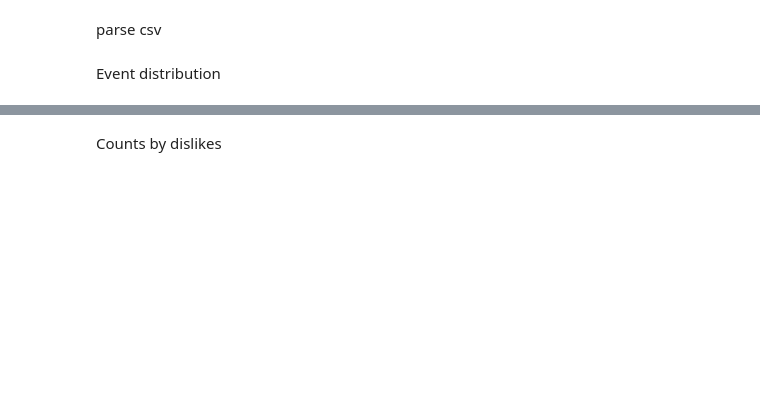
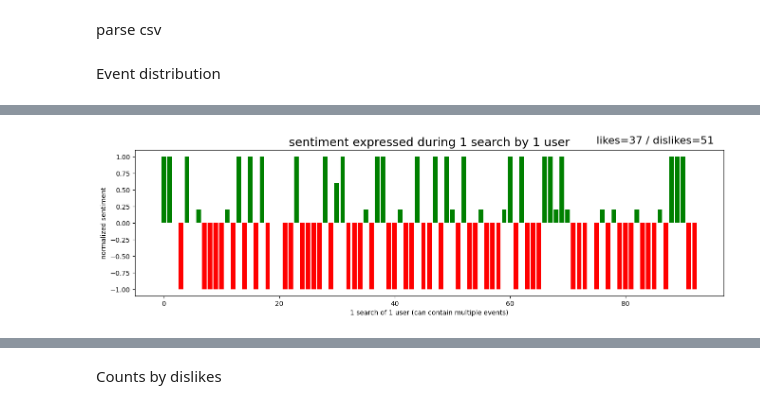
Before and after one commit to the-mama-ai/msearch_csas_ux_analysis, a Jupyter notebook: analysis.ipynb, the cells around one changed output, grey strips where cells are left out. Cells and saved outputs as stored; diff of their text form; code cells hidden in the pictures; blank space fills up the shorter version.

Commit message:
Query sentiment analysis

```diff
--- a/analysis.ipynb
+++ b/analysis.ipynb
@@ -14,3 +15,96 @@ events = filter_events_by_time(
 )
 # %% [markdown]
 Event distribution
+# %%
+df: pd.DataFrame = pd.DataFrame.from_records([event.to_dict() for event in events])
+
+grouped_source_and_user = df.groupby(['source_ticket_id', 'client_id'])
+
+event_groups_with_sentiment: dict[str, np.ndarray] = {}
+for source_and_user, indices in grouped_source_and_user.indices.items():
+    contains_sentiment: bool = False
+    for index in indices:
+        event: Event = events[index]
+        if event.event_type == EventType.LIKE or event.event_type == EventType.DISLIKE:
+            contains_sentiment = True
+            break
+    if contains_sentiment:
+        event_groups_with_sentiment[source_and_user] = indices
+
+# non-discounted normalized sentiment: <-1, 1>, -1 strong dislike, +1 strong like
+sentiments: dict[str, float] = {}
+
+for source_and_user, indices in event_groups_with_sentiment.items():
+    likes = 0
+    dislikes = 0
+
+    liked_ids: set[str] = set()
+    disliked_ids: set[str] = set()
+    for index in indices:
+        event: Event = events[index]
+        if event.event_type == EventType.LIKE:
+            if not event.similar_ticket_id in liked_ids:
+                likes += 1
+                liked_ids.add(event.similar_ticket_id)
+
+        if event.event_type == EventType.DISLIKE:
+            if event.similar_ticket_id not in liked_ids:
+                disliked_ids.add(event.similar_ticket_id)
+                dislikes += 1
+
+    sentiments[source_and_user] = float((likes - dislikes) / (likes + dislikes))
+
+#discount undecided
+for source_and_user, indices in event_groups_with_sentiment.items():
+    undecided: bool = False
+    liked_ids: set[str] = set()
+    disliked_ids: set[str] = set()
+    for index in indices:
+        event: Event = events[index]
+
+        if event.event_type == EventType.LIKE:
+            if event.similar_ticket_id not in liked_ids:
+                liked_ids.add(event.similar_ticket_id)
+                continue
+
+            if event.similar_ticket_id in disliked_ids:
+                undecided = True
+                break
+
+        if event.event_type == EventType.DISLIKE:
+            if event.similar_ticket_id not in disliked_ids:
+                disliked_ids.add(event.similar_ticket_id)
+                continue
+
+            if event.similar_ticket_id in liked_ids:
+                undecided = True
+                break
+    if undecided:
+        sentiments[source_and_user] = 0
+
+# discount dislikes
+for source_and_user, indices in event_groups_with_sentiment.items():
+    for index in indices:
+        event: Event = events[index]
+        if event.event_type == EventType.LIKE and sentiments[source_and_user] < 0:
+            print('force')
+            sentiments[source_and_user] = 0.2
+
+
+# discount better if dislikes led to like, not likes to dislikes
+like_count = len([x for x in sentiments.values() if x > 0])
+dislike_count = len([x for x in sentiments.values() if x < 0])
+
+f, ax = plt.subplots(figsize=(16, 4))
+plt.bar(range(len(sentiments)), sentiments.values(), color=['green' if x > 0 else 'red' for x in sentiments.values()])
+plt.text(len(sentiments) - 18, 1.2, f"likes={like_count} / dislikes={dislike_count}", size=16)
+plt.title('sentiment expressed during 1 search by 1 user', size=18)
+plt.xlabel('1 search of 1 user (can contain multiple events)')
+plt.ylabel('normalized sentiment')
+plt.show()
+
+f, ax = plt.subplots(figsize=(16, 4))
+plt.bar(['likes', 'dislikes'], [like_count, dislike_count])
+plt.text(0, like_count / 2, f"{like_count}", size=22, color='white')
+plt.text(1, dislike_count / 2, f"{dislike_count}", size=22, color='white')
+# %% [output]
@@ -16,0 +124 @@ Event distribution
+[figure, added]
```
Also changed, not shown: parts of 16 cells of this notebook, 3 other files.
